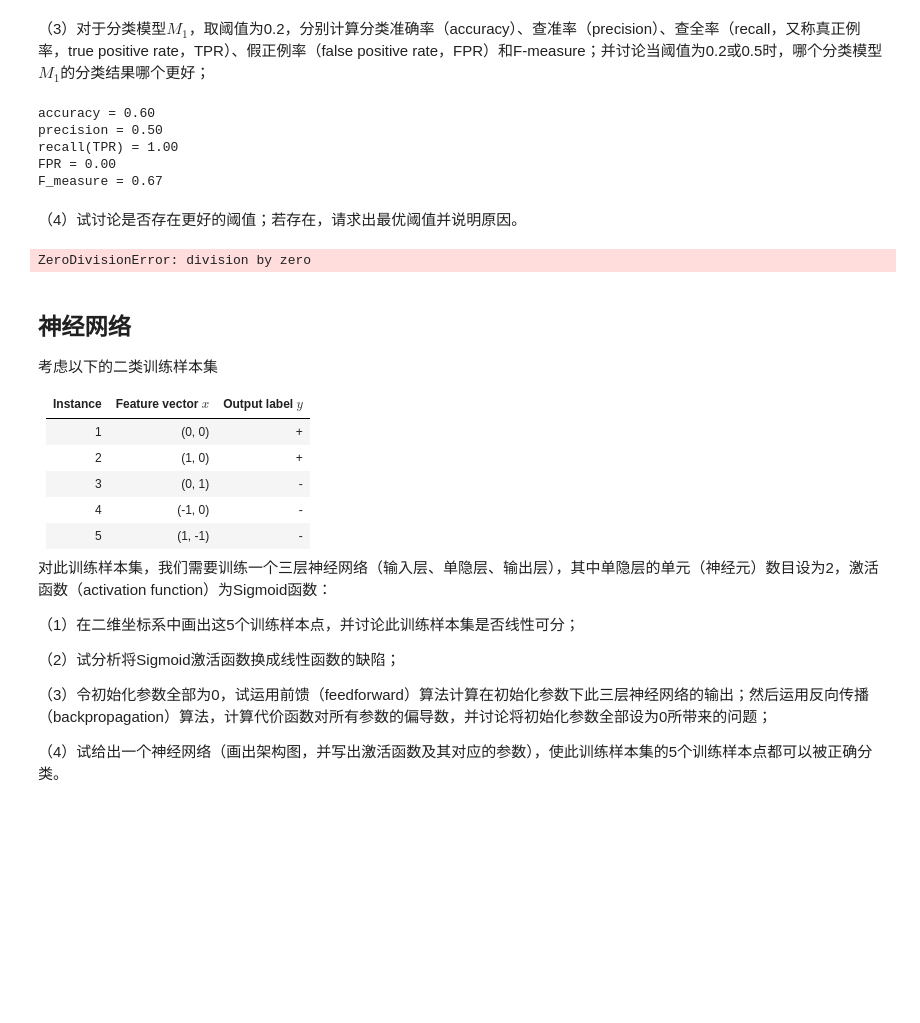
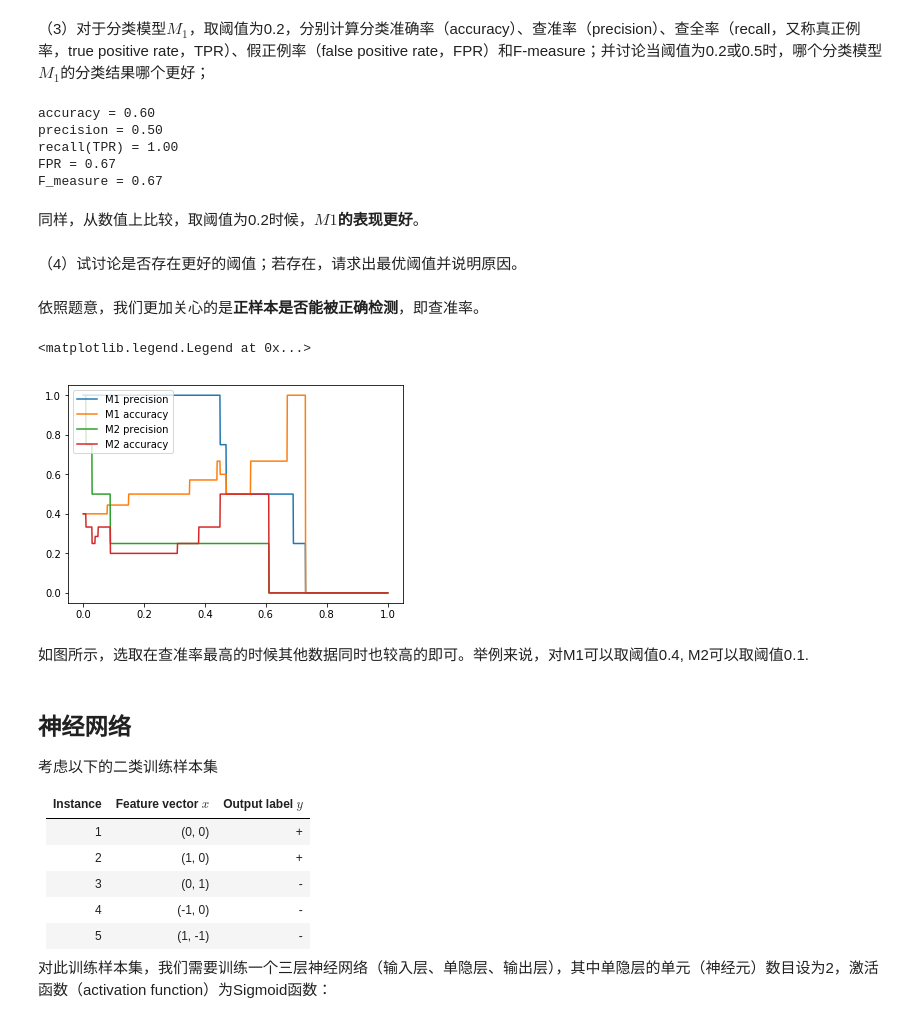
Before and after one commit to oYOvOYo/SYSU-Software-Engineering, a Jupyter notebook: homework/2.Supervised Learning – Neural Network and Decisiton Tree.ipynb, the cells around one changed output. Cells and saved outputs as stored; diff of their text form; code cells hidden in the pictures; blank space fills up the shorter version.

```diff
--- a/homework/2.Supervised Learning – Neural Network and Decisiton Tree.ipynb
+++ b/homework/2.Supervised Learning – Neural Network and Decisiton Tree.ipynb
@@ -59,14 +59,17 @@ def calcuate_data(true_class, scores, threshold, true_label):
     return result
 
 def calcuate_result(data, threshold, true_label='+'):
-    data = calcuate_data(data[:, 0], data[:, 1], threshold, true_label)
-    accuracy = (data['TP'] + data['TN']) / (data['TP'] + data['FP'] + data['FN'] + data['TN'] )
-    precision = data['TP'] / (data['TP'] + data['FP'])
-    recall = data['TP'] / (data['TP'] + data['FN'])
-    FPR = 1 - recall
-    F_measure = (2 * recall * precision) / (recall + precision)
-    result = [accuracy, precision, recall,  FPR, F_measure]
-    return result
+    try:
+        data = calcuate_data(data[:, 0], data[:, 1], threshold, true_label)
+        accuracy = (data['TP'] + data['TN']) / (data['TP'] + data['FP'] + data['FN'] + data['TN'] )
+        precision = data['TP'] / (data['TP'] + data['FP'])
+        recall = data['TP'] / (data['TP'] + data['FN'])
+        FPR = data['FP'] / (data['FP'] + data['TN'])
+        F_measure = (2 * recall * precision) / (recall + precision)
+        result = [accuracy, precision, recall,  FPR, F_measure]
+        return result
+    except ZeroDivisionError:
+        return [0] * 5
 
 def print_result(result):
     print("accuracy = {0:.2f}\nprecision = {1:.2f}\nrecall(TPR) = {2:.2f}\nFPR = {3:.2f}\nF_measure = {4:.2f}".format(*result))
@@ -98,16 +103,30 @@ print_result(calcuate_result(M1[:, 1:3], 0.2))
 accuracy = 0.60
 precision = 0.50
 recall(TPR) = 1.00
-FPR = 0.00
+FPR = 0.67
 F_measure = 0.67
+# %% [markdown]
+同样，从数值上比较，取阈值为0.2时候，**$M1$的表现更好**。
 # %% [markdown]
 （4）试讨论是否存在更好的阈值；若存在，请求出最优阈值并说明原因。
-# %%
-x = np.linspace(0, 1, 1000)[1:]
-y1 = np.vectorize(lambda threshold: calcuate_result(M1[:, 1:3], threshold)[-1])(x)
-y1
-# %% [output]
-ZeroDivisionError: division by zero
+# %% [markdown]
+依照题意，我们更加关心的是**正样本是否能被正确检测**，即查准率。
+# %%
+x = np.linspace(0, 1, 1000)[1:]
+y1 = np.vectorize(lambda threshold: calcuate_result(M1[:, 1:3], threshold)[2])(x)
+y11 = np.vectorize(lambda threshold: calcuate_result(M1[:, 1:3], threshold)[1])(x)
+y2 = np.vectorize(lambda threshold: calcuate_result(M2[:, 1:3], threshold)[2])(x)
+y21 = np.vectorize(lambda threshold: calcuate_result(M2[:, 1:3], threshold)[1])(x)
+plt.plot(x, y1, label="M1 precision")
+plt.plot(x, y11, label="M1 accuracy")
+plt.plot(x, y2, label="M2 precision")
+plt.plot(x, y21, label="M2 accuracy")
+plt.legend(loc="upper left")
+# %% [output]
+<matplotlib.legend.Legend at 0x...>
+[figure, added]
+# %% [markdown]
+如图所示，选取在查准率最高的时候其他数据同时也较高的即可。举例来说，对M1可以取阈值0.4, M2可以取阈值0.1.
 # %% [markdown]
 ## 神经网络
 考虑以下的二类训练样本集
@@ -125,13 +144,3 @@ ZeroDivisionError: division by zero
 
 
 对此训练样本集，我们需要训练一个三层神经网络（输入层、单隐层、输出层），其中单隐层的单元（神经元）数目设为2，激活函数（activation function）为Sigmoid函数：
-
-
-
-（1）在二维坐标系中画出这5个训练样本点，并讨论此训练样本集是否线性可分；
-
-（2）试分析将Sigmoid激活函数换成线性函数的缺陷；
-
-（3）令初始化参数全部为0，试运用前馈（feedforward）算法计算在初始化参数下此三层神经网络的输出；然后运用反向传播（backpropagation）算法，计算代价函数对所有参数的偏导数，并讨论将初始化参数全部设为0所带来的问题；
-
-（4）试给出一个神经网络（画出架构图，并写出激活函数及其对应的参数），使此训练样本集的5个训练样本点都可以被正确分类。
```
Also changed, not shown: parts of 23 cells of this notebook.
